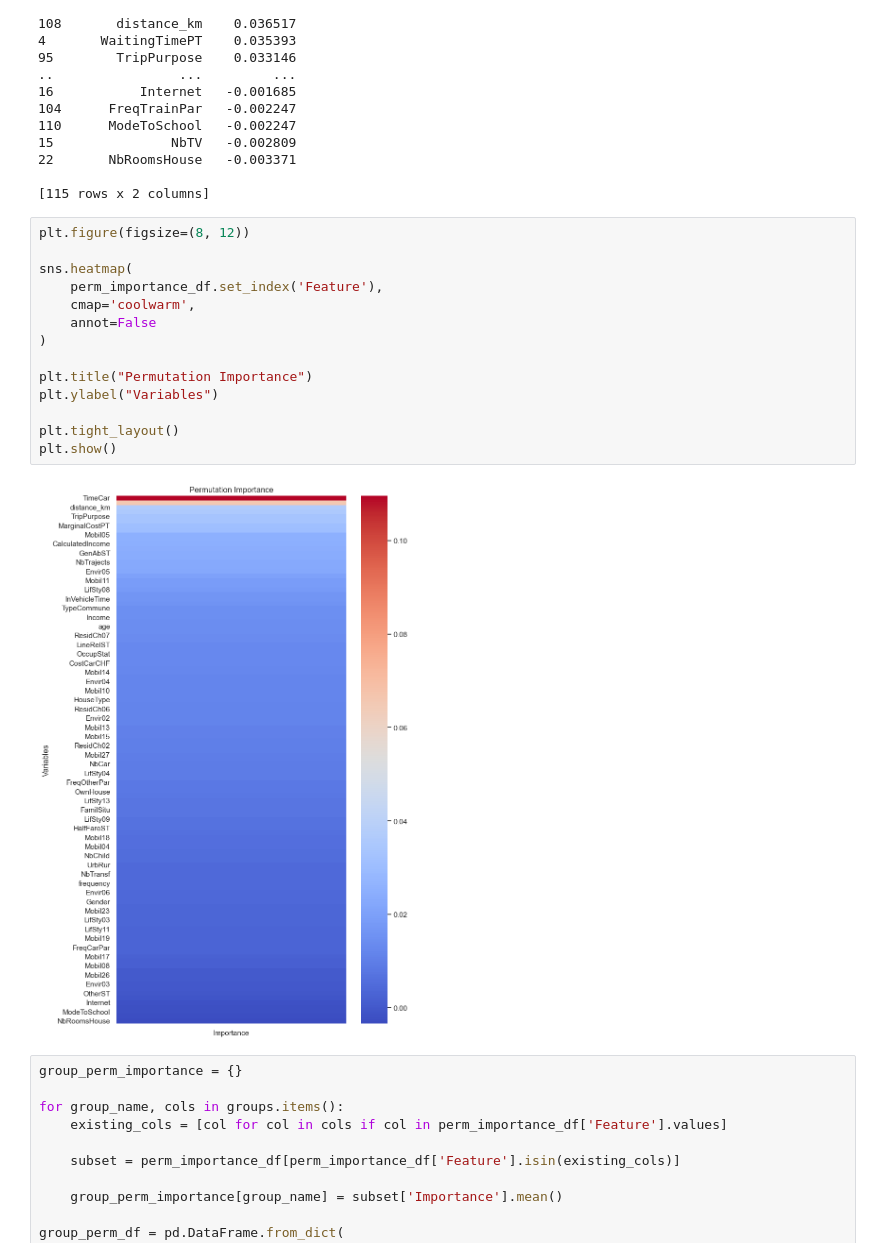
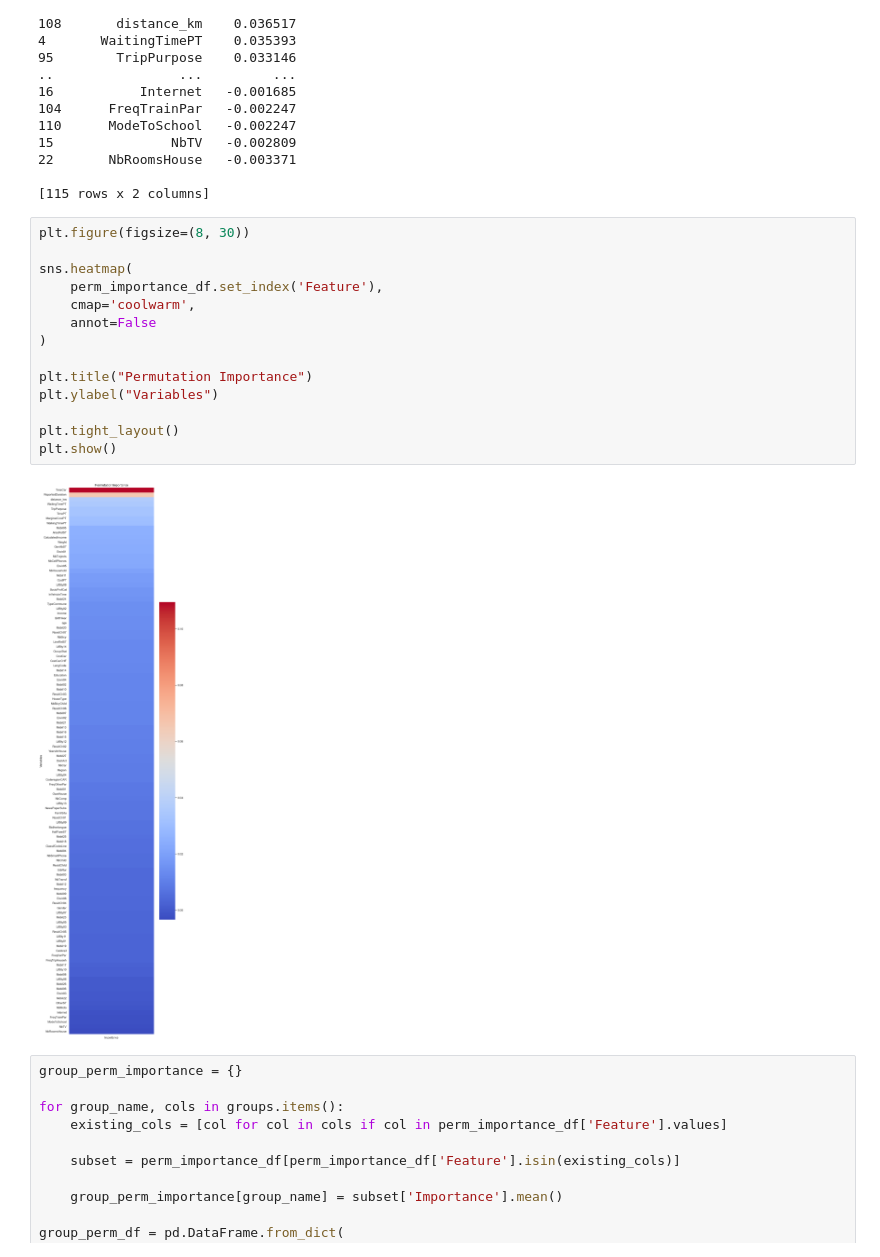
Before and after one commit to wendyqxc/MachineLearningModeChoiceGroup6, a Jupyter notebook: Global_regression_structured.ipynb, the cells around one changed output. Cells and saved outputs as stored; diff of their text form.

```diff
--- a/Global_regression_structured.ipynb
+++ b/Global_regression_structured.ipynb
@@ -306,21 +306,21 @@ print(perm_importance_df)
 
 [115 rows x 2 columns]
 # %%
-plt.figure(figsize=(8, 12))
+plt.figure(figsize=(8, 30))
 
 sns.heatmap(
     perm_importance_df.set_index('Feature'),
     cmap='coolwarm',
     annot=False
 )
 
 plt.title("Permutation Importance")
 plt.ylabel("Variables")
 
 plt.tight_layout()
 plt.show()
 # %% [output]
-[figure, old version]
+[figure, new version]
 # %%
 group_perm_importance = {}
 
```
Also changed, not shown: parts of 1 cell of this notebook.
